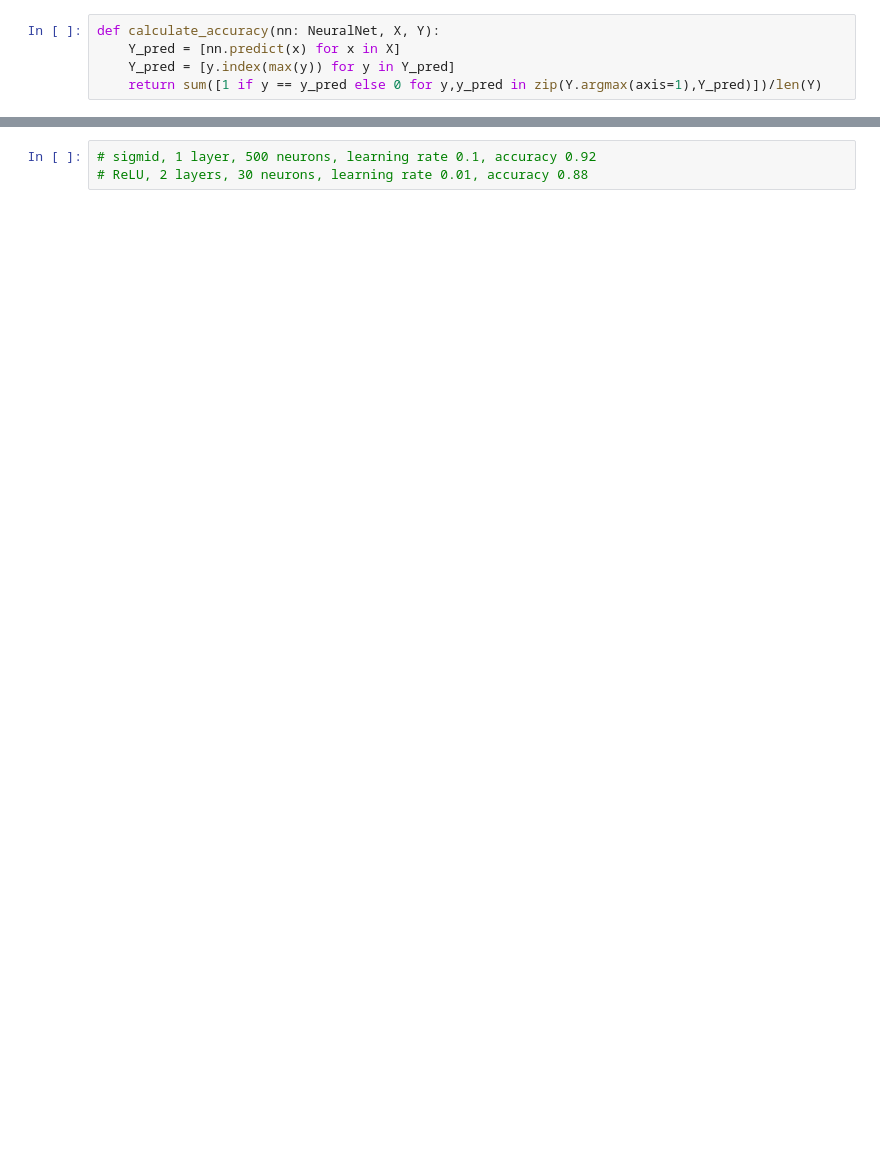
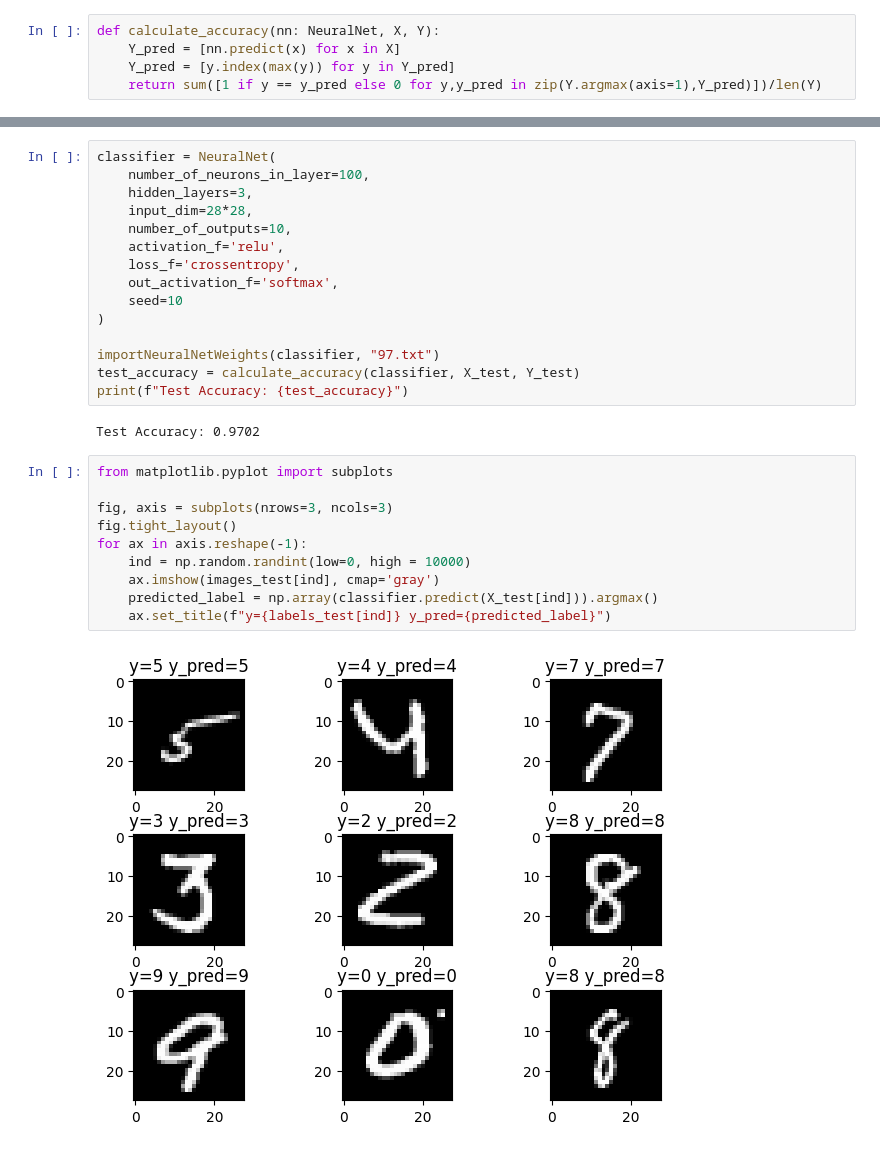
Before and after one commit to Bieslaw/NeuronProject, a Jupyter notebook: Projekt1_test1.ipynb, the cells around one changed output, grey strips where cells are left out. Drawn from its saved outputs; the diff is of its cells as text; blank space fills up the shorter version.

```diff
--- a/Projekt1_test1.ipynb
+++ b/Projekt1_test1.ipynb
@@ -636,3 +580,29 @@ Test Accuracy: 0.9506
 # %%
-# sigmid, 1 layer, 500 neurons, learning rate 0.1, accuracy 0.92
-# ReLU, 2 layers, 30 neurons, learning rate 0.01, accuracy 0.88
+classifier = NeuralNet(
+    number_of_neurons_in_layer=100,
+    hidden_layers=3,
+    input_dim=28*28,
+    number_of_outputs=10,
+    activation_f='relu',
+    loss_f='crossentropy',
+    out_activation_f='softmax',
+    seed=10
+)
+
+importNeuralNetWeights(classifier, "97.txt")
+test_accuracy = calculate_accuracy(classifier, X_test, Y_test)
+print(f"Test Accuracy: {test_accuracy}")
+# %% [output]
+Test Accuracy: 0.9702
+# %%
+from matplotlib.pyplot import subplots
+
+fig, axis = subplots(nrows=3, ncols=3)
+fig.tight_layout()
+for ax in axis.reshape(-1):
+    ind = np.random.randint(low=0, high = 10000)
+    ax.imshow(images_test[ind], cmap='gray')
+    predicted_label = np.array(classifier.predict(X_test[ind])).argmax()
+    ax.set_title(f"y={labels_test[ind]} y_pred={predicted_label}")
+# %% [output]
+[figure, added]
```
Also changed, not shown: parts of 6 cells of this notebook, 1 other file.
